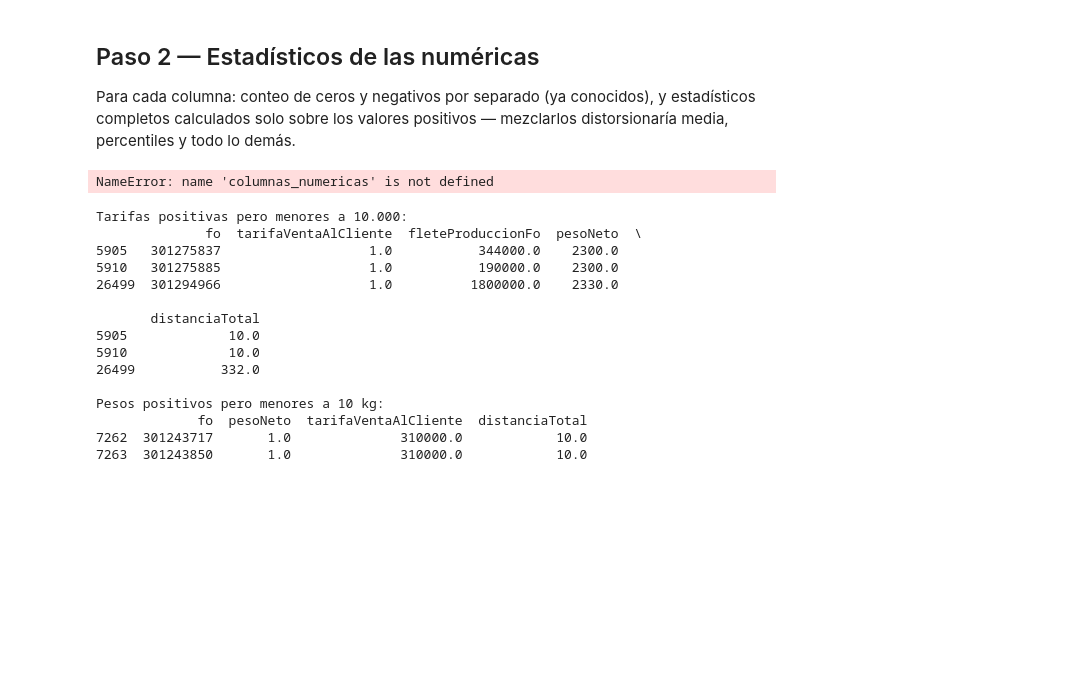
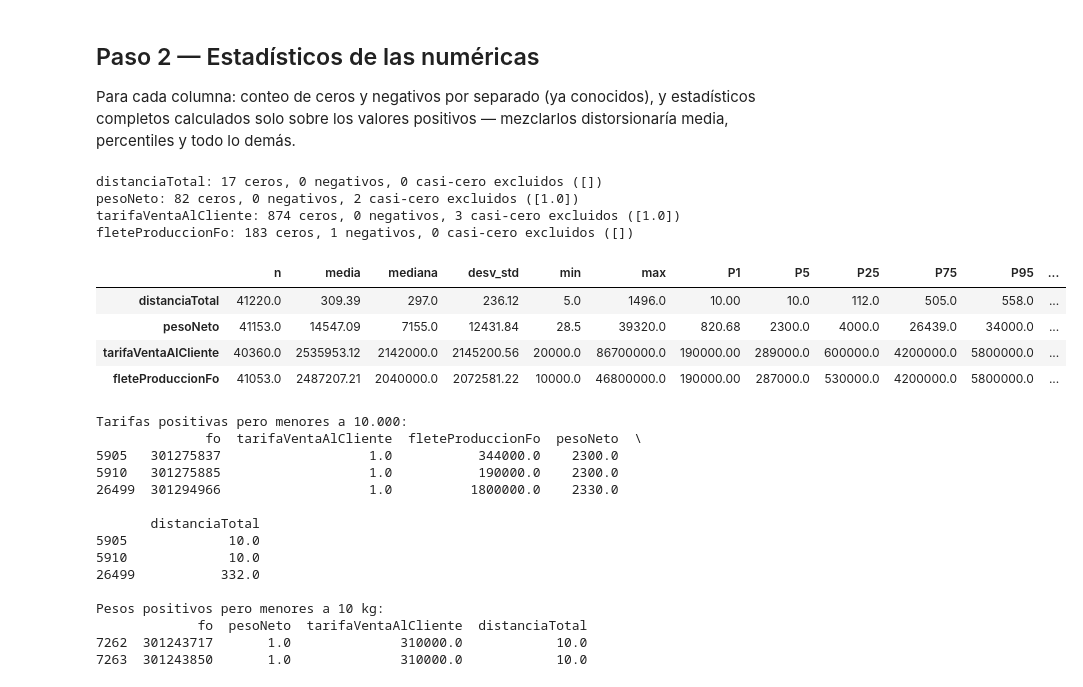
Before and after one commit to InnovacionIA-proyectos/NEXO, a Jupyter notebook: analitica/02-eda/notebooks/03_univariado.ipynb, the cells around one changed output. Saved outputs shown, nothing was run; the diff lists cells and outputs as text; code cells hidden in the pictures; blank space fills up the shorter version.

```diff
--- a/analitica/02-eda/notebooks/03_univariado.ipynb
+++ b/analitica/02-eda/notebooks/03_univariado.ipynb
@@ -32,34 +32,44 @@ def calcular_estadisticos(serie):
         "P1": serie.quantile(0.01),
         "P5": serie.quantile(0.05),
         "P25": serie.quantile(0.25),
         "P75": serie.quantile(0.75),
         "P95": serie.quantile(0.95),
         "P99": serie.quantile(0.99),
         "asimetria": serie.skew(),
         "curtosis": serie.kurt(),
     })
 
 # Valores "casi-cero" ya identificados en el Paso 2 (§5.5 del plan) — se excluyen
 # de este cálculo puntual, no se borran de df
 valores_basura = {
     "tarifaVentaAlCliente": [1.0],
     "pesoNeto": [1.0],
 }
 
+columnas_numericas = ["distanciaTotal", "pesoNeto", "tarifaVentaAlCliente", "fleteProduccionFo"]
+
 resultados = {}
 for col in columnas_numericas:
     ceros = (df[col] == 0).sum()
     negativos = (df[col] < 0).sum()
     excluir = valores_basura.get(col, [])
     casi_cero = df[col].isin(excluir).sum()
     print(f"{col}: {ceros} ceros, {negativos} negativos, {casi_cero} casi-cero excluidos ({excluir})")
     valido = df[col][(df[col] > 0) & (~df[col].isin(excluir))]
     resultados[col] = calcular_estadisticos(valido)
 
 tabla_estadisticos = pd.DataFrame(resultados).T.round(2)
 tabla_estadisticos
 # %% [output]
-NameError: name 'columnas_numericas' is not defined
+distanciaTotal: 17 ceros, 0 negativos, 0 casi-cero excluidos ([])
+pesoNeto: 82 ceros, 0 negativos, 2 casi-cero excluidos ([1.0])
+tarifaVentaAlCliente: 874 ceros, 0 negativos, 3 casi-cero excluidos ([1.0])
+fleteProduccionFo: 183 ceros, 1 negativos, 0 casi-cero excluidos ([])
+|  | n | media | mediana | desv_std | min | max | P1 | P5 | P25 | P75 | P95 | ... |
+| distanciaTotal | 41220.0 | 309.39 | 297.0 | 236.12 | 5.0 | 1496.0 | 10.00 | 10.0 | 112.0 | 505.0 | 558.0 | ... |
+| pesoNeto | 41153.0 | 14547.09 | 7155.0 | 12431.84 | 28.5 | 39320.0 | 820.68 | 2300.0 | 4000.0 | 26439.0 | 34000.0 | ... |
+| tarifaVentaAlCliente | 40360.0 | 2535953.12 | 2142000.0 | 2145200.56 | 20000.0 | 86700000.0 | 190000.00 | 289000.0 | 600000.0 | 4200000.0 | 5800000.0 | ... |
+| fleteProduccionFo | 41053.0 | 2487207.21 | 2040000.0 | 2072581.22 | 10000.0 | 46800000.0 | 190000.00 | 287000.0 | 530000.0 | 4200000.0 | 5800000.0 | ... |
 # %%
 print("Tarifas positivas pero menores a 10.000:")
 print(df[(df["tarifaVentaAlCliente"] > 0) & (df["tarifaVentaAlCliente"] < 10000)]
```
Also changed, not shown: parts of 1 cell of this notebook, 7 other files.
